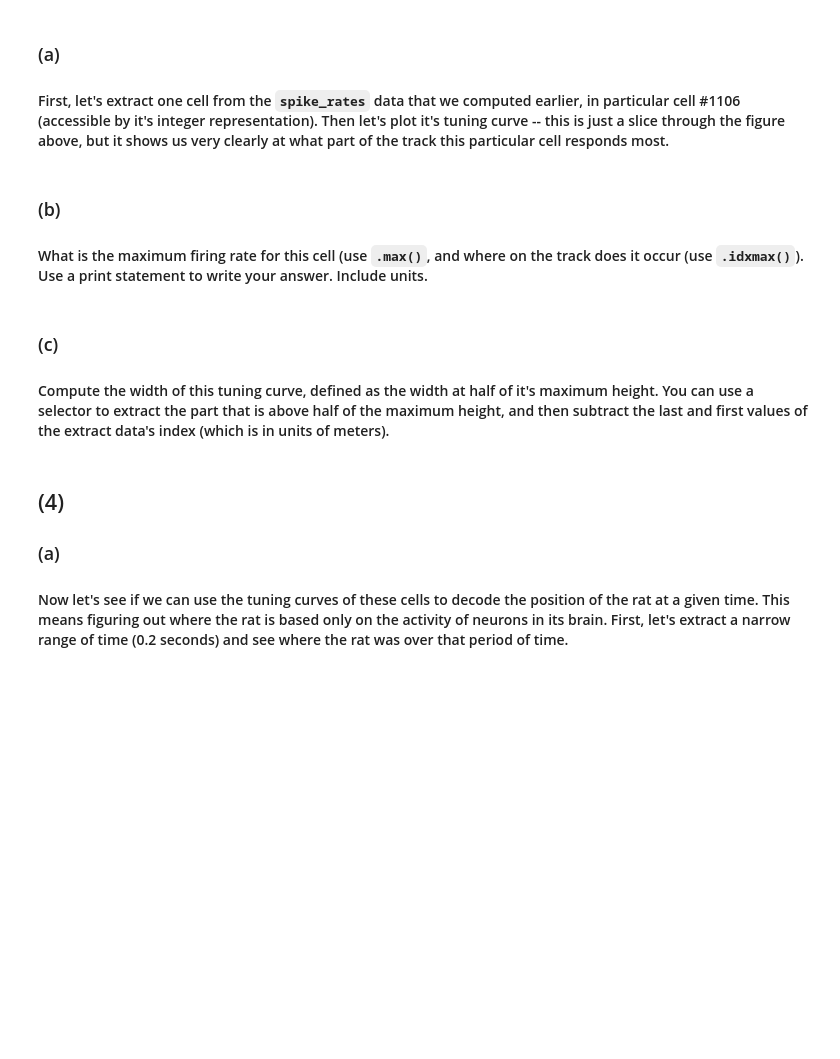
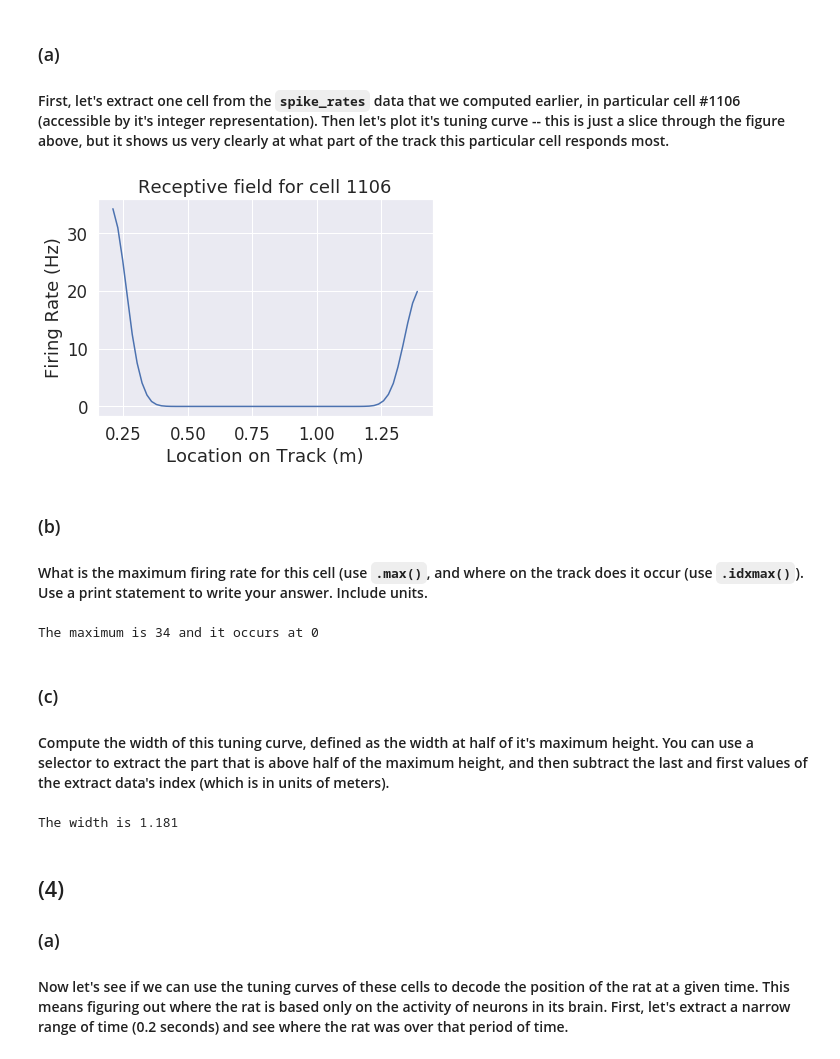
Before and after one commit to Upserge/MAT494---Neuro, a Jupyter notebook: JS_neural_coding_exercises.ipynb, the cells around one changed output. Drawn from its saved outputs; the diff is of its cells as text; code cells hidden in the pictures; blank space fills up the shorter version.

```diff
--- a/JS_neural_coding_exercises.ipynb
+++ b/JS_neural_coding_exercises.ipynb
@@ -199,25 +203,32 @@ cm = sns.clustermap(spike_rates,
 ### (a)
 #### First, let's extract one cell from the `spike_rates` data that we computed earlier, in particular cell #1106 (accessible by it's integer representation).  Then let's plot it's tuning curve -- this is just a slice through the figure above, but it shows us very clearly at what part of the track this particular cell responds most.
 # %%
-cell_id = ...
-one_cell_spike_rates = spike_rates.loc[...]
+cell_id = 1106
+one_cell_spike_rates = spike_rates.loc[1106]
 one_cell_spike_rates.plot();
 plt.ylabel('Firing Rate (Hz)');
-plt.title('Receptive field for cell %d' % ...);
+plt.title('Receptive field for cell %d' % 1106);
+# %% [output]
+[figure, added]
 # %% [markdown]
 ### (b)
 #### What is the maximum firing rate for this cell (use `.max()`, and where on the track does it occur (use `.idxmax()`).  Use a print statement to write your answer.  Include units.
 # %%
-print("The maximum is ... and it occurs at ..." % (..., ...))
+
+print("The maximum is %d and it occurs at %d" % (one_cell_spike_rates.max(), one_cell_spike_rates.idxmax()))
+# %% [output]
+The maximum is 34 and it occurs at 0
 # %% [markdown]
 ### (c)
 #### Compute the width of this tuning curve, defined as the width at half of it's maximum height.  You can use a selector to extract the part that is above half of the maximum height, and then subtract the last and first values of the extract data's index (which is in units of meters).
 # %%
-is_it_above_half_max = one_cell_spike_rates > ...
-only_those_above_half_max = one_cell_spike_rates[...]
-first_location = only_those_above_half_max[...] # The left-edge of the width
-last_location = only_those_above_half_max[...] # The right-edge of the width
-print("The width is ..." % (... - ...))
+is_it_above_half_max = one_cell_spike_rates > one_cell_spike_rates.max()/2
+only_those_above_half_max = one_cell_spike_rates[is_it_above_half_max]
+first_location = only_those_above_half_max.index[0] # The left-edge of the width
+last_location = only_those_above_half_max.index[-1] # The right-edge of the width
+print("The width is %3g" % (last_location - first_location))
+# %% [output]
+The width is 1.181
 # %% [markdown]
 ## (4)
 ### (a)
```
Also changed, not shown: parts of 14 cells of this notebook.
